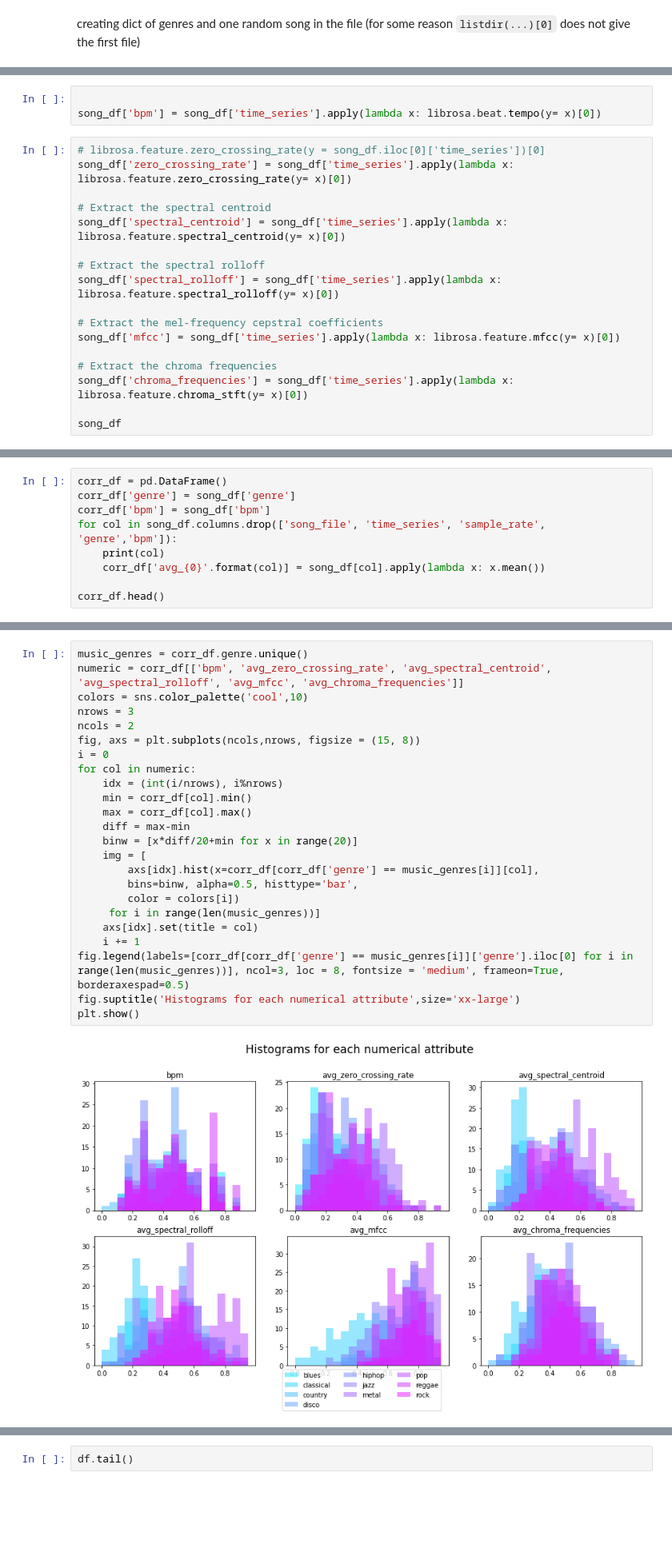
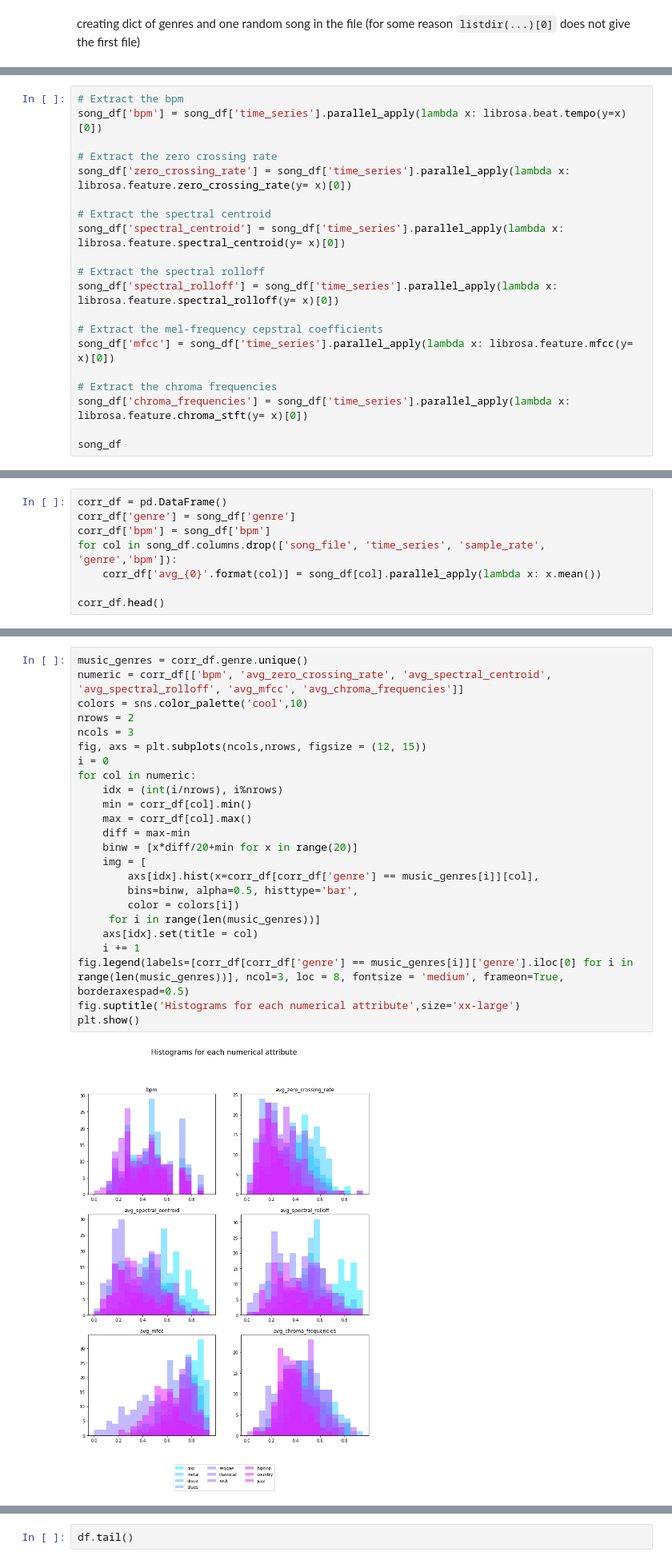
Before and after one commit to alarsen123/music-genre-classification, a Jupyter notebook: MLP2/analysis/analysis.ipynb, the cells around one changed output, grey strips where cells are left out. Shown at 80% size. Saved outputs shown, nothing was run; the diff lists cells and outputs as text; blank space fills up the shorter version.

```diff
--- a/MLP2/analysis/analysis.ipynb
+++ b/MLP2/analysis/analysis.ipynb
@@ -70,24 +67,24 @@ Features to extract:
 - Mel-Frequency Cepstral Coefficients (measures shape of spectral envelope)
 - Chroma Frequencies (measure of frequencies of different pitches, separated into 12 bins)
 - Intensity: loudness in dB (relative to max possible loudness)
-# %%
-
-song_df['bpm'] = song_df['time_series'].apply(lambda x: librosa.beat.tempo(y= x)[0])
 # %%
-# librosa.feature.zero_crossing_rate(y = song_df.iloc[0]['time_series'])[0]
-song_df['zero_crossing_rate'] = song_df['time_series'].apply(lambda x: librosa.feature.zero_crossing_rate(y= x)[0])
+# Extract the bpm
+song_df['bpm'] = song_df['time_series'].parallel_apply(lambda x: librosa.beat.tempo(y=x)[0])
+
+# Extract the zero crossing rate
+song_df['zero_crossing_rate'] = song_df['time_series'].parallel_apply(lambda x: librosa.feature.zero_crossing_rate(y= x)[0])
 
 # Extract the spectral centroid
-song_df['spectral_centroid'] = song_df['time_series'].apply(lambda x: librosa.feature.spectral_centroid(y= x)[0])
+song_df['spectral_centroid'] = song_df['time_series'].parallel_apply(lambda x: librosa.feature.spectral_centroid(y= x)[0])
 
 # Extract the spectral rolloff
-song_df['spectral_rolloff'] = song_df['time_series'].apply(lambda x: librosa.feature.spectral_rolloff(y= x)[0])
+song_df['spectral_rolloff'] = song_df['time_series'].parallel_apply(lambda x: librosa.feature.spectral_rolloff(y= x)[0])
 
 # Extract the mel-frequency cepstral coefficients
-song_df['mfcc'] = song_df['time_series'].apply(lambda x: librosa.feature.mfcc(y= x)[0])
+song_df['mfcc'] = song_df['time_series'].parallel_apply(lambda x: librosa.feature.mfcc(y= x)[0])
 
 # Extract the chroma frequencies
-song_df['chroma_frequencies'] = song_df['time_series'].apply(lambda x: librosa.feature.chroma_stft(y= x)[0])
+song_df['chroma_frequencies'] = song_df['time_series'].parallel_apply(lambda x: librosa.feature.chroma_stft(y= x)[0])
 
 song_df
 # %% [output]
@@ -109,8 +112,7 @@ corr_df = pd.DataFrame()
 corr_df['genre'] = song_df['genre']
 corr_df['bpm'] = song_df['bpm']
 for col in song_df.columns.drop(['song_file', 'time_series', 'sample_rate', 'genre','bpm']):
-    print(col)
-    corr_df['avg_{0}'.format(col)] = song_df[col].apply(lambda x: x.mean())
+    corr_df['avg_{0}'.format(col)] = song_df[col].parallel_apply(lambda x: x.mean())
 
 corr_df.head()
 # %% [output]
@@ -228,29 +208,29 @@ corr_df
 # %%
 music_genres = corr_df.genre.unique()
 numeric = corr_df[['bpm', 'avg_zero_crossing_rate', 'avg_spectral_centroid', 'avg_spectral_rolloff', 'avg_mfcc', 'avg_chroma_frequencies']]
 colors = sns.color_palette('cool',10)
-nrows = 3
-ncols = 2
-fig, axs = plt.subplots(ncols,nrows, figsize = (15, 8))
+nrows = 2
+ncols = 3
+fig, axs = plt.subplots(ncols,nrows, figsize = (12, 15))
 i = 0
 for col in numeric:
     idx = (int(i/nrows), i%nrows)
     min = corr_df[col].min()
     max = corr_df[col].max()
     diff = max-min
     binw = [x*diff/20+min for x in range(20)]
     img = [
         axs[idx].hist(x=corr_df[corr_df['genre'] == music_genres[i]][col],
         bins=binw, alpha=0.5, histtype='bar',
         color = colors[i])
      for i in range(len(music_genres))]
     axs[idx].set(title = col)
     i += 1
 fig.legend(labels=[corr_df[corr_df['genre'] == music_genres[i]]['genre'].iloc[0] for i in range(len(music_genres))], ncol=3, loc = 8, fontsize = 'medium', frameon=True, borderaxespad=0.5)
 fig.suptitle('Histograms for each numerical attribute',size='xx-large')
 plt.show()
 # %% [output]
-[figure, old version]
+[figure, new version]
 # %%
 np.random.seed(1)
 
```
Also changed, not shown: parts of 33 cells of this notebook, 4 other files.
